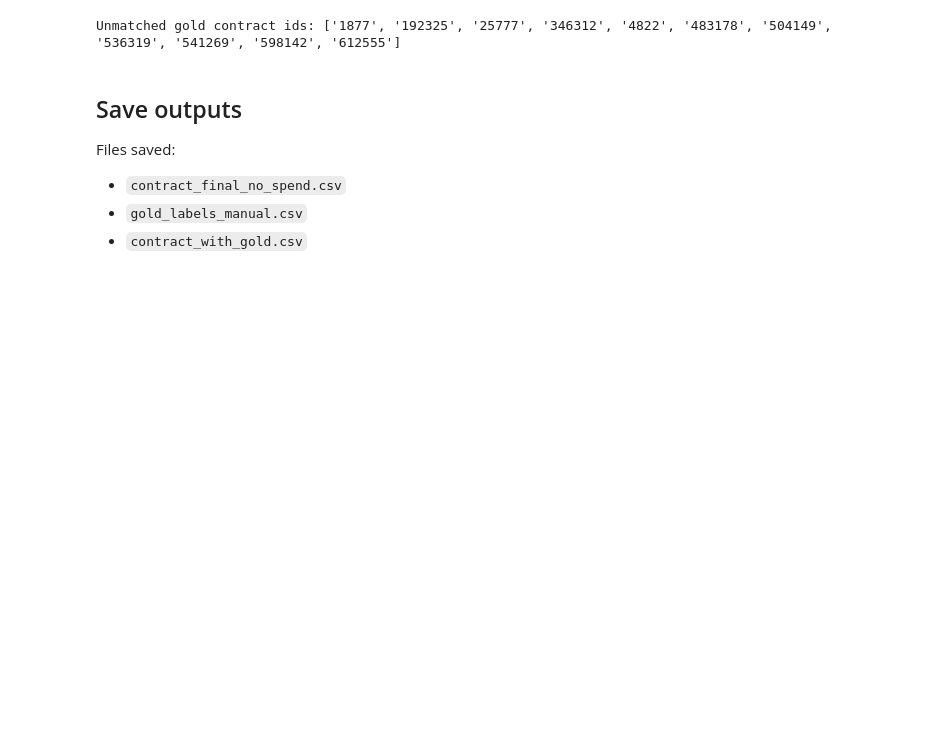
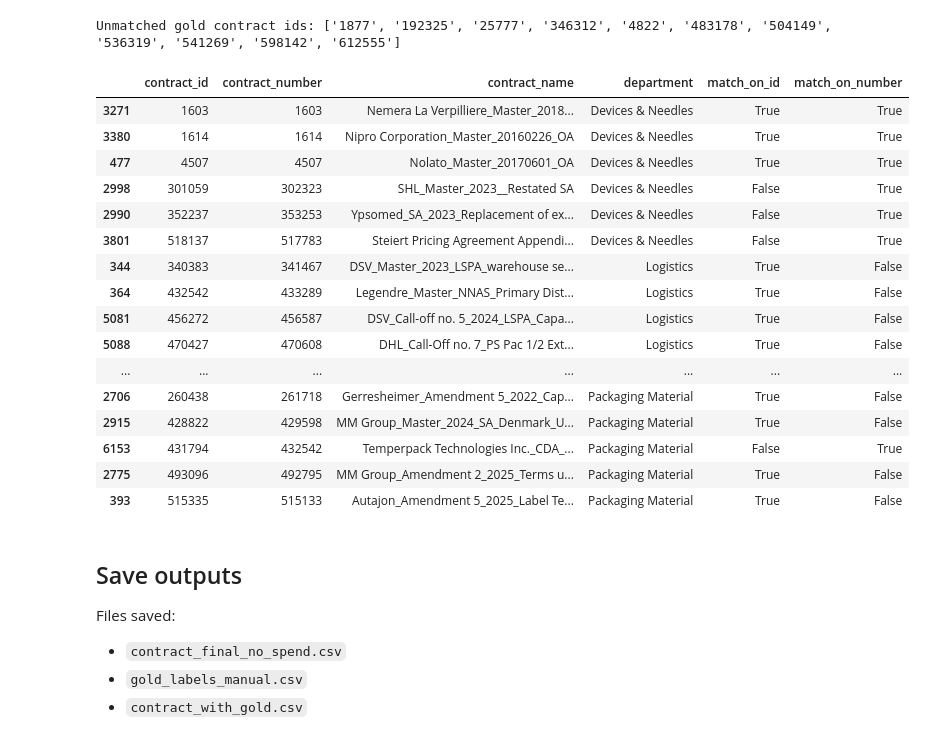
Before and after one commit to ThomasRoennebek/Signal_Fusion_with_Meta-learners-, a Jupyter notebook: notebooks/07_joining.ipynb, the cells around one changed output. Cells and saved outputs as stored; diff of their text form; code cells hidden in the pictures; blank space fills up the shorter version.

```diff
--- a/notebooks/07_joining.ipynb
+++ b/notebooks/07_joining.ipynb
@@ -464,6 +1385,78 @@ unmatched_gold_ids = sorted(gold_ids - final_ids)
 print("Unmatched gold contract ids:", unmatched_gold_ids)
 # %% [output]
 Unmatched gold contract ids: ['1877', '192325', '25777', '346312', '4822', '483178', '504149', '536319', '541269', '598142', '612555']
+# %%
+new_added = [
+    # Logistics
+    587361, 470427, 456272, 550966, 508089,
+    505649, 515275, 340383, 432542, 575807,
+
+    # Devices & Needles
+    353253, 302323, 517783,
+    1614, 1603, 4507,
+
+    # Packaging Material
+    260438, 493096, 515335,
+    428822, 1984, 212122,
+]
+
+new_added_str = [str(x) for x in new_added]
+
+df_check = df_contract_final_no_spend.copy()
+
+df_check["contract_id_clean"] = (
+    df_check["contract_id"].astype(str)
+    .str.replace(r"\.0$", "", regex=True)
+    .str.strip()
+)
+
+df_check["contract_number_clean"] = (
+    df_check["contract_number"].astype(str)
+    .str.replace("#", "", regex=False)
+    .str.replace(r"\.0$", "", regex=True)
+    .str.strip()
+)
+
+df_new_matches = df_check[
+    df_check["contract_id_clean"].isin(new_added_str) |
+    df_check["contract_number_clean"].isin(new_added_str)
+].copy()
+
+df_new_matches["match_on_id"] = df_new_matches["contract_id_clean"].isin(new_added_str)
+df_new_matches["match_on_number"] = df_new_matches["contract_number_clean"].isin(new_added_str)
+
+display(
+    df_new_matches[
+        [
+            "contract_id",
+            "contract_number",
+            "contract_name",
+            "department",
+            "match_on_id",
+            "match_on_number",
+        ]
+    ]
+    .drop_duplicates()
+    .sort_values(["department", "contract_number"])
+)
+# %% [output]
+|  | contract_id | contract_number | contract_name | department | match_on_id | match_on_number |
+| 3271 | 1603 | 1603 | Nemera La Verpilliere_Master_2018... | Devices & Needles | True | True |
+| 3380 | 1614 | 1614 | Nipro Corporation_Master_20160226_OA | Devices & Needles | True | True |
+| 477 | 4507 | 4507 | Nolato_Master_20170601_OA | Devices & Needles | True | True |
+| 2998 | 301059 | 302323 | SHL_Master_2023__Restated SA | Devices & Needles | False | True |
+| 2990 | 352237 | 353253 | Ypsomed_SA_2023_Replacement of ex... | Devices & Needles | False | True |
+| 3801 | 518137 | 517783 | Steiert Pricing Agreement Appendi... | Devices & Needles | False | True |
+| 344 | 340383 | 341467 | DSV_Master_2023_LSPA_warehouse se... | Logistics | True | False |
+| 364 | 432542 | 433289 | Legendre_Master_NNAS_Primary Dist... | Logistics | True | False |
+| 5081 | 456272 | 456587 | DSV_Call-off no. 5_2024_LSPA_Capa... | Logistics | True | False |
+| 5088 | 470427 | 470608 | DHL_Call-Off no. 7_PS Pac 1/2 Ext... | Logistics | True | False |
+| ... | ... | ... | ... | ... | ... | ... |
+| 2706 | 260438 | 261718 | Gerresheimer_Amendment 5_2022_Cap... | Packaging Material | True | False |
+| 2915 | 428822 | 429598 | MM Group_Master_2024_SA_Denmark_U... | Packaging Material | True | False |
+| 6153 | 431794 | 432542 | Temperpack Technologies Inc._CDA_... | Packaging Material | False | True |
+| 2775 | 493096 | 492795 | MM Group_Amendment 2_2025_Terms u... | Packaging Material | True | False |
+| 393 | 515335 | 515133 | Autajon_Amendment 5_2025_Label Te... | Packaging Material | True | False |
 # %% [markdown]
 ## Save outputs
 
```
Also changed, not shown: parts of 30 cells of this notebook.
